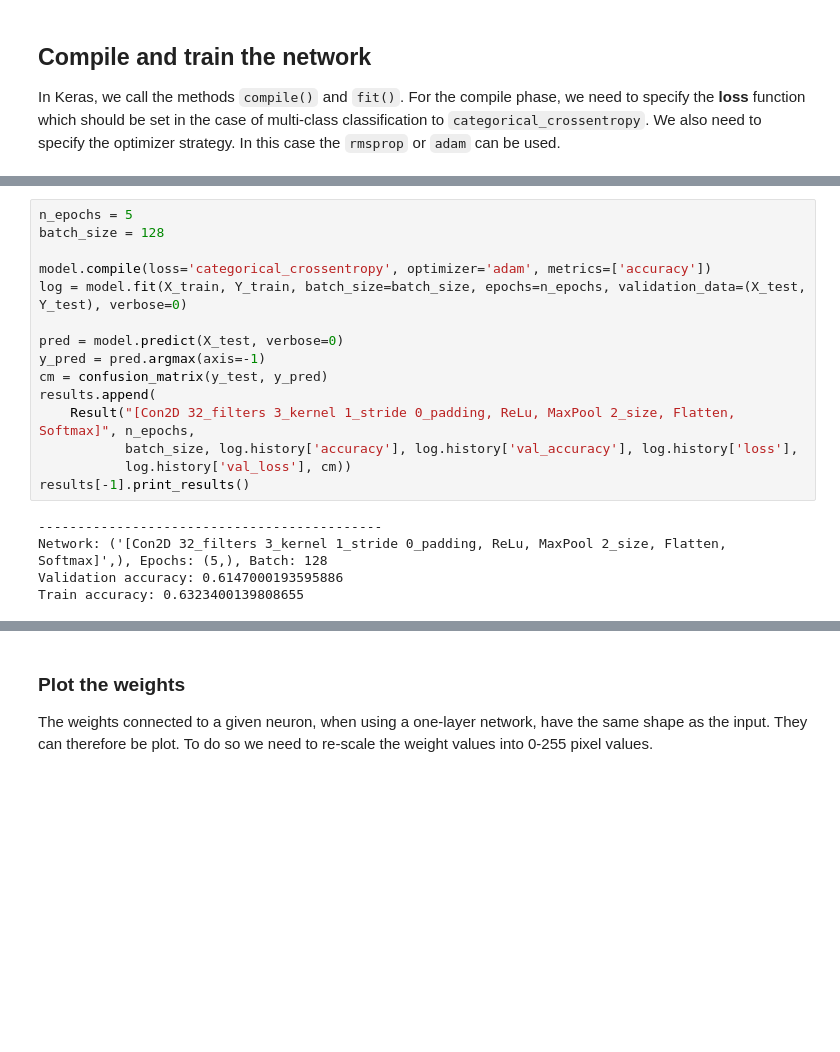
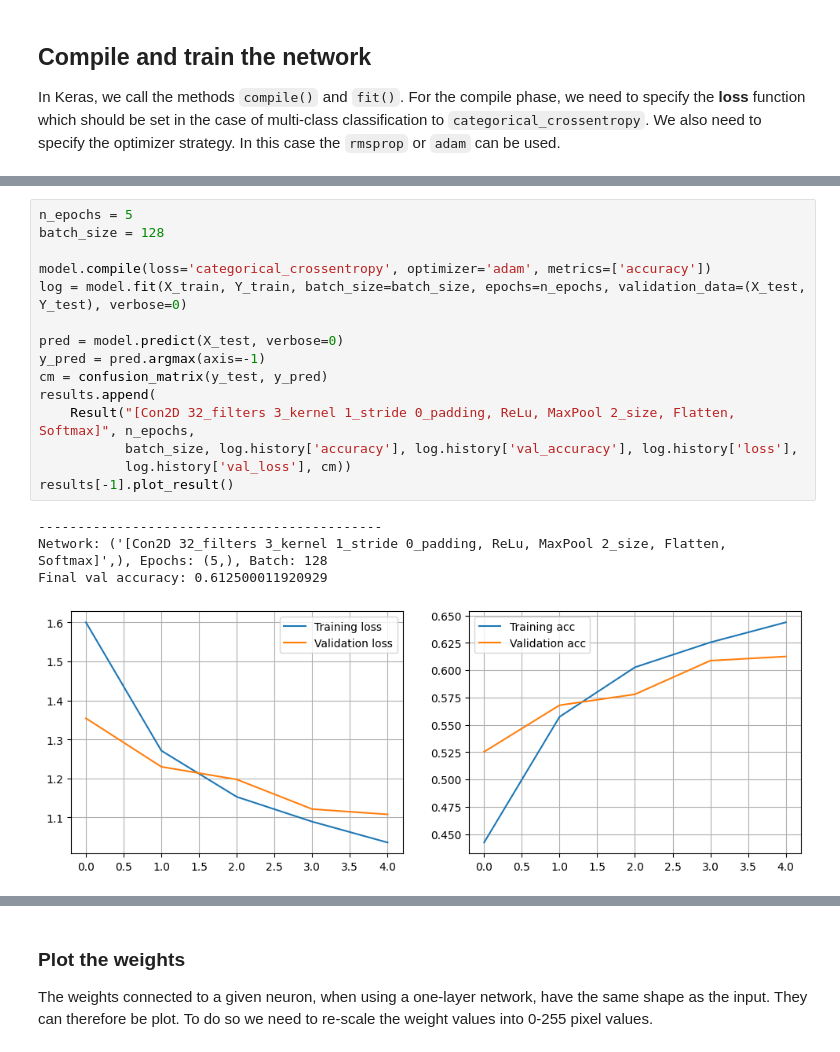
Before and after one commit to dave1b/TSM_DeLearn, a Jupyter notebook: week4/keras-CIFAR10-CNN.ipynb, the cells around one changed output, grey strips where cells are left out. Saved outputs shown, nothing was run; the diff lists cells and outputs as text; blank space fills up the shorter version.

```diff
--- a/week4/keras-CIFAR10-CNN.ipynb
+++ b/week4/keras-CIFAR10-CNN.ipynb
@@ -184,23 +185,23 @@ results: [Result] = []
 # %%
 n_epochs = 5
 batch_size = 128
 
 model.compile(loss='categorical_crossentropy', optimizer='adam', metrics=['accuracy'])
 log = model.fit(X_train, Y_train, batch_size=batch_size, epochs=n_epochs, validation_data=(X_test, Y_test), verbose=0)
 
 pred = model.predict(X_test, verbose=0)
 y_pred = pred.argmax(axis=-1)
 cm = confusion_matrix(y_test, y_pred)
 results.append(
     Result("[Con2D 32_filters 3_kernel 1_stride 0_padding, ReLu, MaxPool 2_size, Flatten, Softmax]", n_epochs,
            batch_size, log.history['accuracy'], log.history['val_accuracy'], log.history['loss'],
            log.history['val_loss'], cm))
-results[-1].print_results()
+results[-1].plot_result()
 # %% [output]
 --------------------------------------------
 Network: ('[Con2D 32_filters 3_kernel 1_stride 0_padding, ReLu, MaxPool 2_size, Flatten, Softmax]',), Epochs: (5,), Batch: 128
-Validation accuracy: 0.6147000193595886
-Train accuracy: 0.6323400139808655
+Final val accuracy: 0.612500011920929
+[figure, added]
 # %%
 keras.utils.plot_model(
     model,
```
Also changed, not shown: parts of 8 cells of this notebook, 2 other files.
